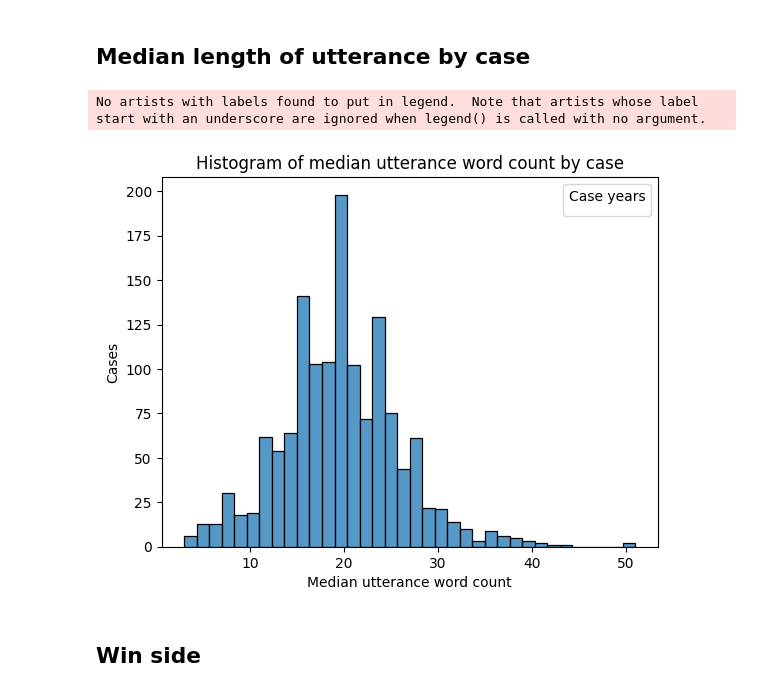
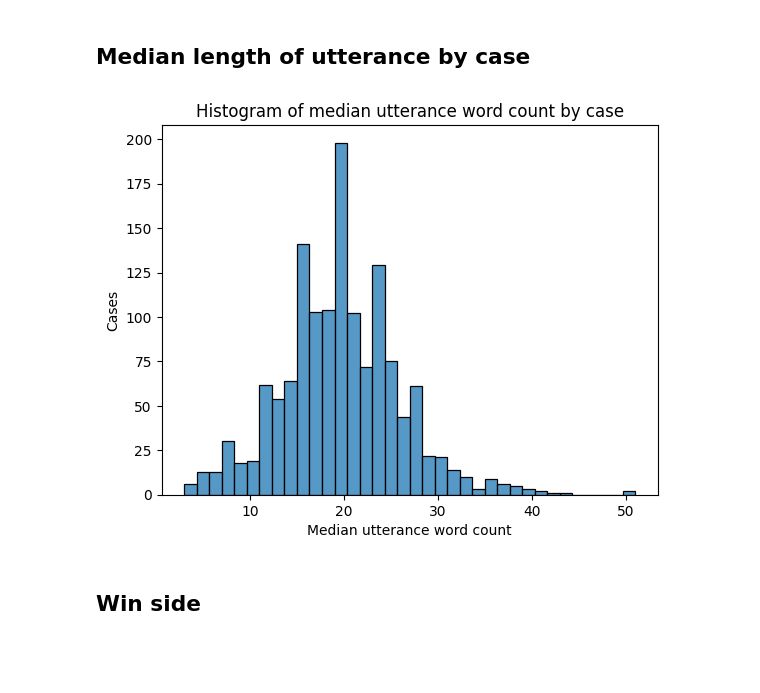
Before and after one commit to wagnerlmichael/supreme_court_nlp, a Jupyter notebook: eda/summary_stats.ipynb, the cells around one changed output. Cells and saved outputs as stored; diff of their text form; code cells hidden in the pictures; blank space fills up the shorter version.

```diff
--- a/eda/summary_stats.ipynb
+++ b/eda/summary_stats.ipynb
@@ -139,15 +148,13 @@ df_utter_length_by_case = df.groupby(['case_id'], as_index=False).agg({'word_cou
 # %%
 sns.histplot(data=df_utter_length_by_case, x='word_count')
 plt.xlabel('Median utterance word count')
 plt.ylabel('Cases')
-plt.legend(title='Case years')
 plt.title('Histogram of median utterance word count by case');
 
-#plt.savefig(os.path.join(eda_figures_path, 'hist_median_utter_word_count_per_year_group.png'),
-#            bbox_inches='tight')
+plt.savefig(os.path.join(eda_figures_path, 'hist_median_num_utterances_per_case.png'),
+            bbox_inches='tight')
 # %% [output]
-No artists with labels found to put in legend.  Note that artists whose label start with an underscore are ignored when legend() is called with no argument.
-[figure, old version]
+[figure, new version]
 # %% [markdown]
 ## Win side
 # %%
```
Also changed, not shown: parts of 3 cells of this notebook.
